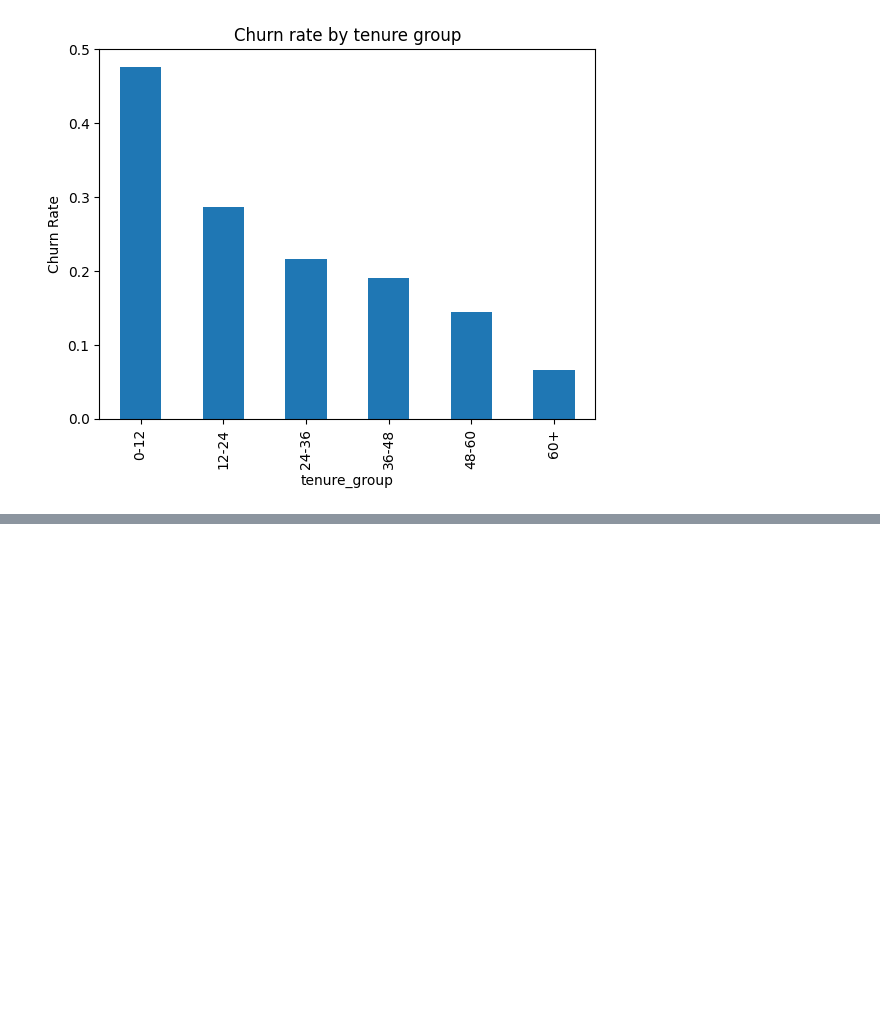
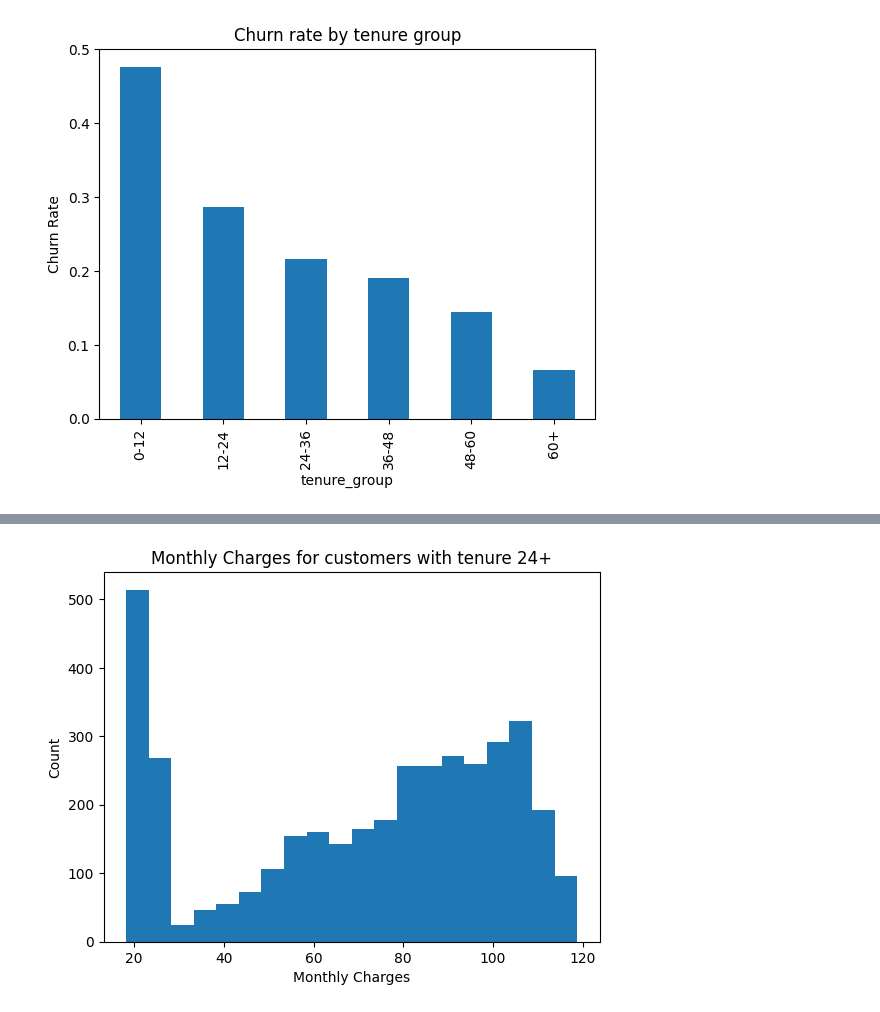
Before and after one commit to mehrdad1992/ai-product-journey, a Jupyter notebook: notebooks/1-data-preparation.ipynb, the cells around one changed output, grey strips where cells are left out. Cells and saved outputs as stored; diff of their text form; code cells hidden in the pictures; blank space fills up the shorter version.

```diff
--- a/notebooks/1-data-preparation.ipynb
+++ b/notebooks/1-data-preparation.ipynb
@@ -120,3 +120,10 @@ plt.title('Churn rate by tenure group')
 plt.show()
 # %% [output]
 [figure]
+# %%
+df['tenure_group'] = pd.cut(
+    df['tenure'],
+    bins=[0, 12, 24, df['tenure'].max()],
+    labels=['0-12', '12-24', '24+'],
+    right=True
+)
@@ -122,0 +138,2 @@ plt.show()
+# %%
+df_24_plus = df[df['tenure_group'] == '24+']
@@ -122,0 +177,8 @@ plt.show()
+# %%
+plt.hist(df_24_plus['MonthlyCharges'], bins=20)
+plt.xlabel('Monthly Charges')
+plt.ylabel('Count')
+plt.title('Monthly Charges for customers with tenure 24+')
+plt.show()
+# %% [output]
+[figure, added]
```
Also changed, not shown: parts of 6 cells of this notebook.
